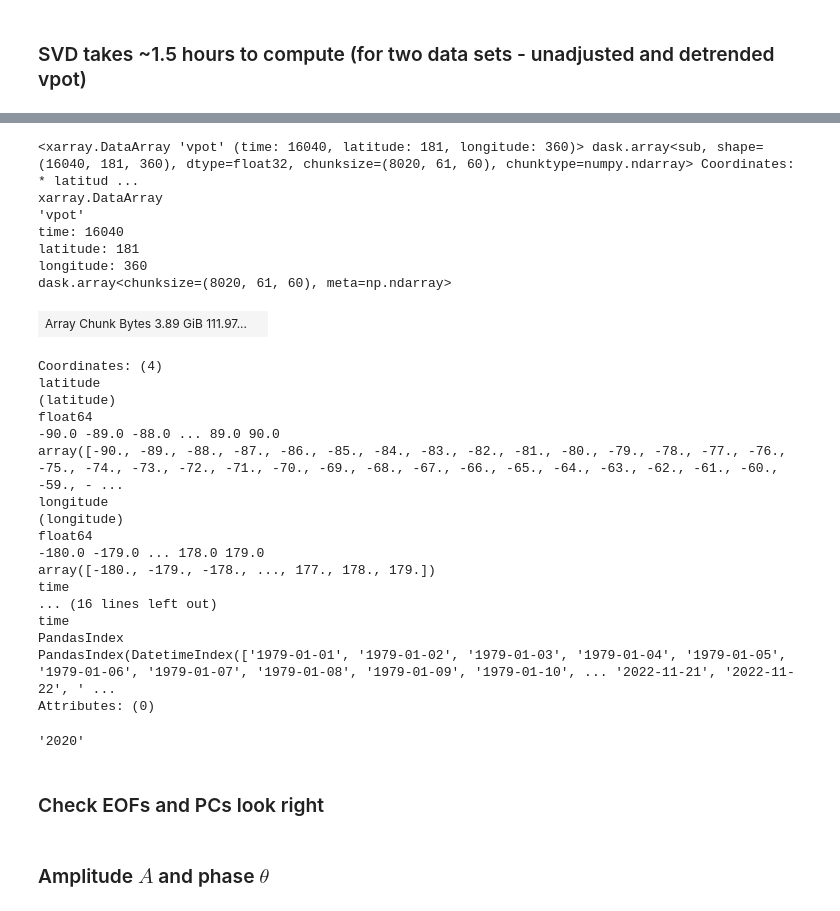
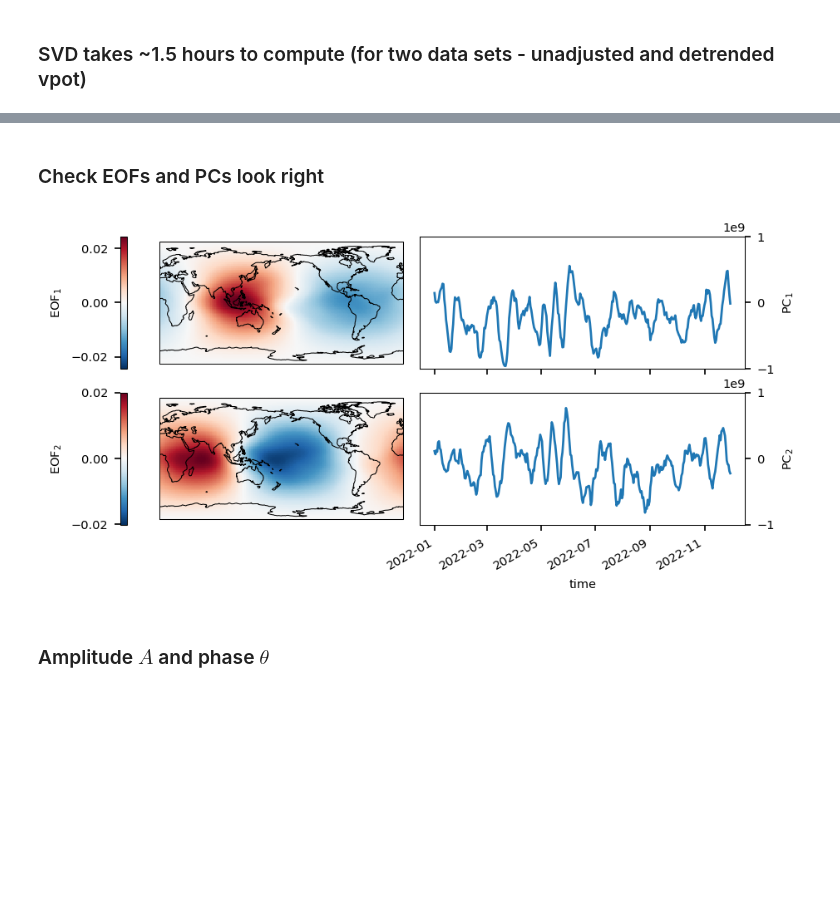
Before and after one commit to dougrichardson/Wet_Aus_2022, a Jupyter notebook: mjo_indices.ipynb, the cells around one changed output, grey strips where cells are left out. Drawn from its saved outputs; the diff is of its cells as text; code cells hidden in the pictures; blank space fills up the shorter version.

Commit message:
Computed MJO indices

```diff
--- a/mjo_indices.ipynb
+++ b/mjo_indices.ipynb
@@ -210,19 +194,19 @@ def detrend_vpot_anoms(vpot_anoms, clim_period):
     return vpot_anoms_dt
 # %%
-def vpot_EOF(vpot_anoms, clim_period, detrended=False):
+def vpot_EOF(vpot_anoms, clim_period, detrended, data_path):
     """
-    PCA
+    PCA. vpot_anoms should be in memory as otherwise the SVD
+    kills workers.
     """
     xeof.core.LAT_NAME = 'latitude'
 
-    print('Comuting EOFs...')
+    print('Computing EOFs...')
     vpot_eof = xeof.eof(vpot_anoms,
                         sensor_dims=['latitude', 'longitude'],
                         sample_dim='time',
                         weight='sqrt_cos_lat',
                         n_modes=5,
                         norm_PCs=False)
-    # vpot_eof = vpot_eof.compute()
 
     print('Writing...')
     if detrended:
@@ -238,6 +222,6 @@ def vpot_EOF(vpot_anoms, clim_period, detrended=False):
 
     return vpot_eof
 # %%
-compute = True
+compute = False
 # %%
 data_path = '/g/data/w42/dr6273/work/data/era5/vpot/derived/'
@@ -283,16 +228,17 @@ def vpot_anomalise(vpot, clim_period):
 # %%
+%%time
 if compute:
-    # VPOT anomalies
-    vpot_anoms = vpot_anomalise(vpot, clim_period)
+    # VPOT anomalies. Compute this to ensure EOF goes through.
+    vpot_anoms = vpot_anomalise(vpot, clim_period).compute()
     # Detrended anomalies
-    # vpot_anoms_dt = detrend_vpot_anoms(vpot_anoms, clim_period)
+    vpot_anoms_dt = detrend_vpot_anoms(vpot_anoms, clim_period)
+
+    client.close()
+    cluster.close()
 
 #     # EOFs
-    vpot_eof = vpot_EOF(vpot_anoms, clim_period, detrended=False)
-#     vpot_eof_dt = vpot_EOF(vpot_anoms_dt, clim_period, detrended=True)
-
-#     client.close()
-#     cluster.close()
+    vpot_eof = vpot_EOF(vpot_anoms, clim_period, detrended=False, data_path=data_path)
+    vpot_eof_dt = vpot_EOF(vpot_anoms_dt, clim_period, detrended=True, data_path=data_path)
 
 else:
     vpot_eof = xr.open_zarr(
@@ -300,7 +246,7 @@ else:
         consolidated=True
     )
     vpot_eof_dt = xr.open_zarr(
-        'vpot_150-850_diff_anoms_clim_'+clim_period.start+'_'+clim_period.stop+'_era5_daily_2x2_grid_detrended_PCA.zarr',
+        data_path + 'vpot_150-850_diff_anoms_clim_'+clim_period.start+'_'+clim_period.stop+'_era5_daily_2x2_grid_detrended_PCA.zarr',
         consolidated=True
     )
 # %% [output]
@@ -313,35 +255,3 @@ Object `xeof.eof` not found.
-# %%
-vpot_anoms
-# %% [output]
-<xarray.DataArray 'vpot' (time: 16040, latitude: 181, longitude: 360)> dask.array<sub, shape=(16040, 181, 360), dtype=float32, chunksize=(8020, 61, 60), chunktype=numpy.ndarray> Coordinates: * latitud ...
-xarray.DataArray
-'vpot'
-time: 16040
-latitude: 181
-longitude: 360
-dask.array<chunksize=(8020, 61, 60), meta=np.ndarray>
-| Array Chunk Bytes 3.89 GiB 111.97... |  |
-Coordinates: (4)
-latitude
-(latitude)
-float64
--90.0 -89.0 -88.0 ... 89.0 90.0
-array([-90., -89., -88., -87., -86., -85., -84., -83., -82., -81., -80., -79., -78., -77., -76., -75., -74., -73., -72., -71., -70., -69., -68., -67., -66., -65., -64., -63., -62., -61., -60., -59., - ...
-longitude
-(longitude)
-float64
--180.0 -179.0 ... 178.0 179.0
-array([-180., -179., -178., ..., 177., 178., 179.])
-time
-... (16 lines left out)
-time
-PandasIndex
-PandasIndex(DatetimeIndex(['1979-01-01', '1979-01-02', '1979-01-03', '1979-01-04', '1979-01-05', '1979-01-06', '1979-01-07', '1979-01-08', '1979-01-09', '1979-01-10', ... '2022-11-21', '2022-11-22', ' ...
-Attributes: (0)
-# %%
-clim_period.stop
-# %% [output]
-'2020'
 # %%
 vpot_eof = vpot_eof.compute()
 # %%
@@ -351,37 +261,35 @@ vpot_eof_dt = vpot_eof_dt.compute()
 # %%
 with plt.rc_context(plt_params):
     fig = plt.figure(figsize=(6.9,3), dpi=150)
 
     for mode in range(2):
 
         # EOFs
         pos = mode * 2 + 1
         ax = fig.add_subplot(2, 2, pos, projection=ccrs.PlateCarree(central_longitude=180))
         ax.coastlines(lw=0.5)
         vpot_eof.eof.sel(mode=mode+1).plot(ax=ax,
                                             transform=ccrs.PlateCarree(),
                                             cbar_kwargs={'location': 'left',
                                                          'label': r'EOF$_{'+str(mode+1)+'}$'})
         ax.set_title('')
-#         ax.text(0.01, 0.15, str(np.round(vpot_eof.explained_var.sel(mode=mode+1).values * 100, 2))+'%',
-#                 transform=ax.transAxes)
 
         # PCs
         pos = mode * 2 + 2
         ax = fig.add_subplot(2, 2, pos)
-        vpot_eof.pc.sel(mode=mode+1, time='2020').plot(ax=ax)
+        vpot_eof.pc.sel(mode=mode+1, time='2022').plot(ax=ax)
         ax.set_ylim(-1e9, 1e9)
         ax.set_title('')
         if mode < 1:
             ax.set_xticklabels('')
             ax.set_xlabel('')
         ax.set_ylabel(r'PC$_{'+str(mode+1)+'}$')
         ax.yaxis.tick_right()
         ax.yaxis.set_label_position("right")
 
     plt.subplots_adjust(hspace=0.18, wspace=0.05)
-
-    plt.savefig('./figures/vpot_eofs.pdf', format='pdf', dpi=400, bbox_inches='tight')
+# %% [output]
+[figure, added]
 # %% [markdown]
 ### Amplitude $A$ and phase $\theta$
 # %%
```
Also changed, not shown: parts of 33 cells of this notebook, 1 other file.
